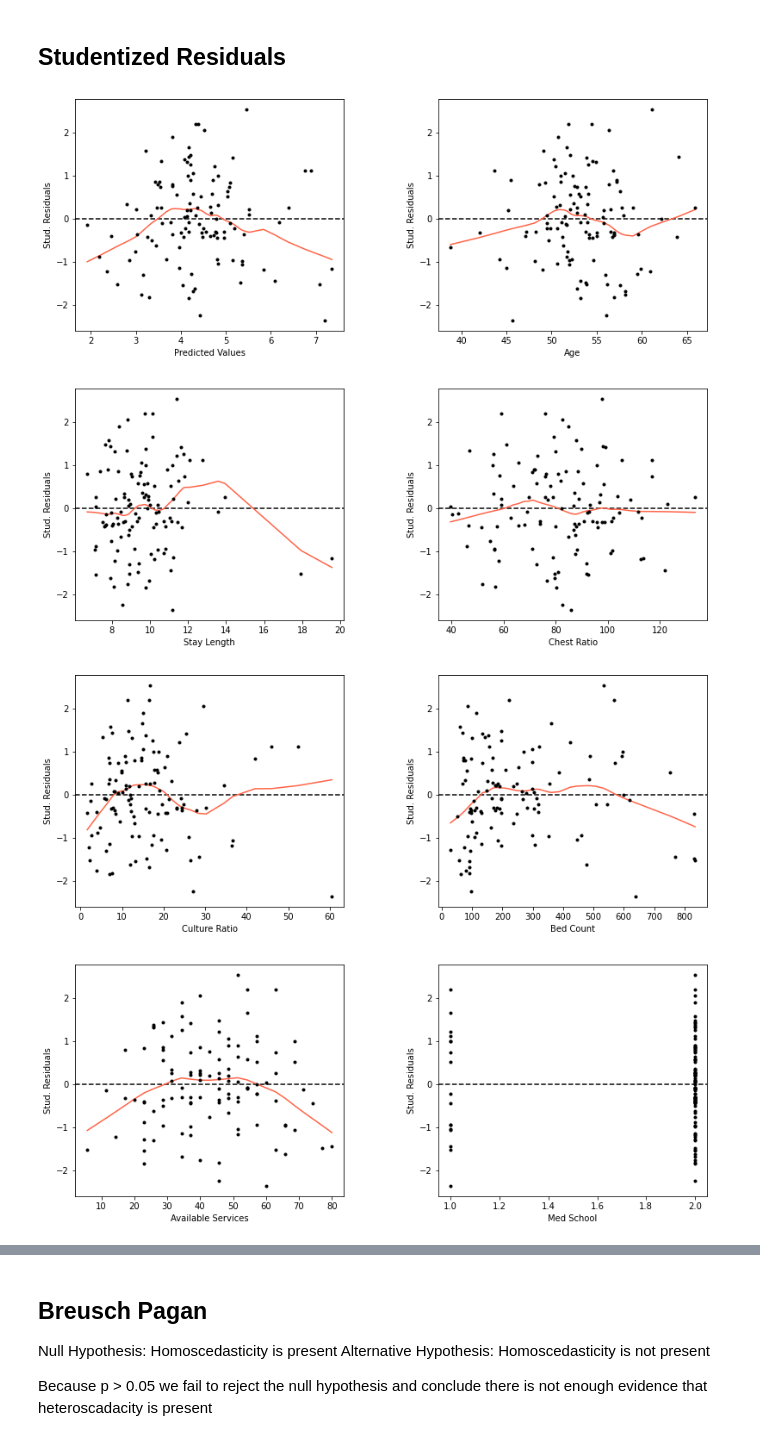
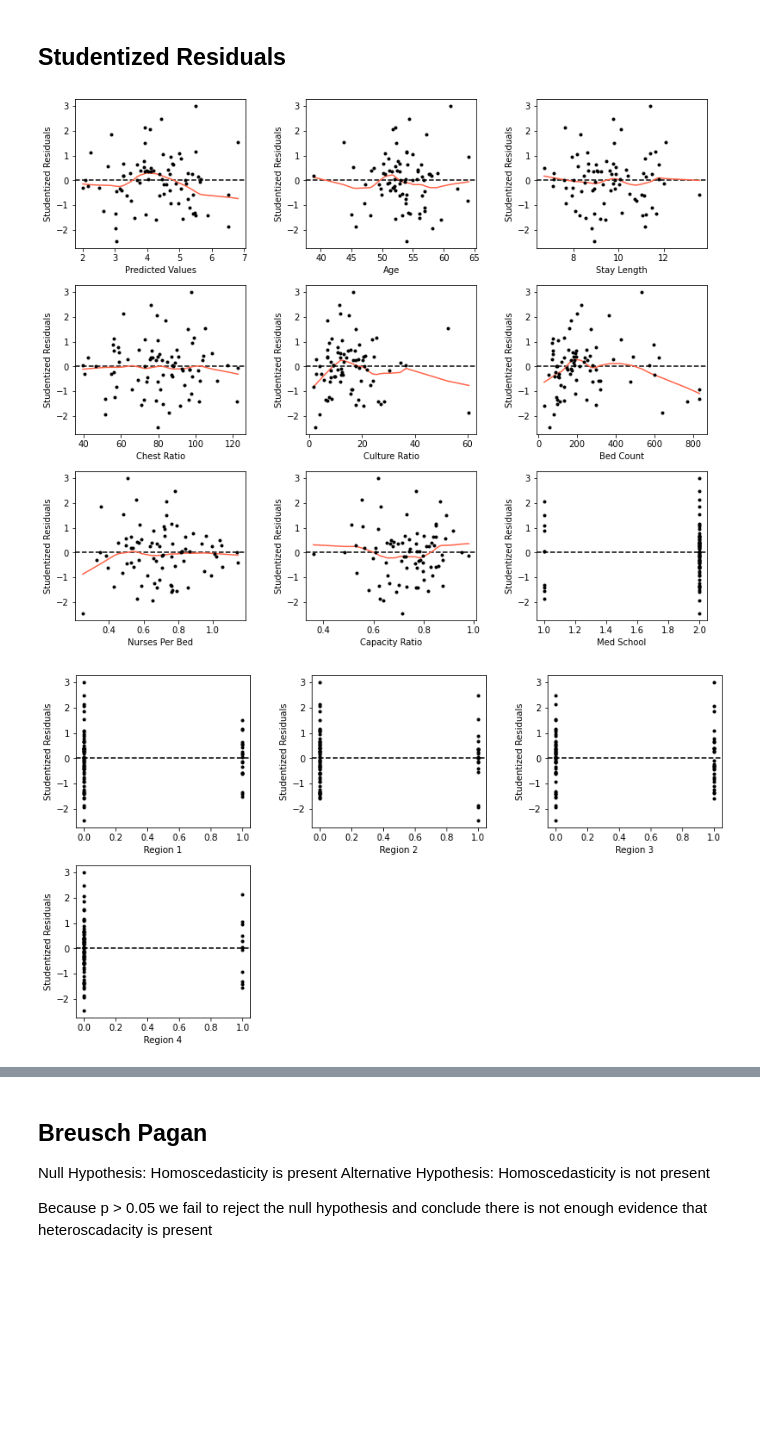
Before and after one commit to datagarret/linear_regression_project, a Jupyter notebook: SENIC Initial Regression.ipynb, the cells around one changed output, grey strips where cells are left out. Drawn from its saved outputs; the diff is of its cells as text; code cells hidden in the pictures; blank space fills up the shorter version.

```diff
--- a/SENIC Initial Regression.ipynb
+++ b/SENIC Initial Regression.ipynb
@@ -1,7 +1,9 @@
 # %%
 import pandas as pd
 import statsmodels.api as sm
+from patsy import dmatrices
 from statsmodels.nonparametric.smoothers_lowess import lowess as  sm_lowess
+from statsmodels.stats.outliers_influence import variance_inflation_factor
 from statsmodels.formula.api import ols
 import statsmodels.stats.api as sms
 from statsmodels.compat import lzip
@@ -10,7 +12,7 @@ from scipy import stats
 import warnings
 warnings.filterwarnings('ignore')
 
-senic_df = pd.read_csv('./senic_output.csv')
+senic_df = pd.read_csv('./senic_train.csv')
 
 senic_df.head()
 # %% [output]
@@ -178,34 +207,49 @@ plt.show()
 # %%
 plt.figure(figsize=(12, 10))
 
 
-plt.subplot(221)
-residual_plots(senic_df['yhat'], senic_df['studentized_resids'], 'Predicted Values', 'Stud. Residuals')
-plt.subplot(222)
-residual_plots(senic_df['age'], senic_df['studentized_resids'], 'Age', 'Stud. Residuals')
-plt.subplot(223)
-residual_plots(senic_df['stay_length'], senic_df['studentized_resids'], 'Stay Length', 'Stud. Residuals')
-plt.subplot(224)
-residual_plots(senic_df['chest_ratio'], senic_df['studentized_resids'], 'Chest Ratio', 'Stud. Residuals')
+resid_type = 'studentized_resids'
+resid_title = 'Studentized Residuals'
+
+plt.subplot(331)
+residual_plots(senic_df['yhat'], senic_df[resid_type], 'Predicted Values', resid_title)
+plt.subplot(332)
+residual_plots(senic_df['age'], senic_df[resid_type], 'Age', resid_title)
+plt.subplot(333)
+residual_plots(senic_df['stay_length'], senic_df[resid_type], 'Stay Length', resid_title)
+plt.subplot(334)
+residual_plots(senic_df['chest_ratio'], senic_df[resid_type], 'Chest Ratio', resid_title)
+plt.subplot(335)
+residual_plots(senic_df['culture_ratio'], senic_df[resid_type], 'Culture Ratio', resid_title)
+plt.subplot(336)
+residual_plots(senic_df['bed_count'], senic_df[resid_type], 'Bed Count', resid_title)
+plt.subplot(337)
+residual_plots(senic_df['nurses_per_bed'], senic_df[resid_type], 'Nurses Per Bed', resid_title)
+plt.subplot(338)
+residual_plots(senic_df['capacity_ratio'], senic_df[resid_type], 'Capacity Ratio', resid_title)
+plt.subplot(339)
+residual_plots(senic_df['med_school'], senic_df[resid_type], 'Med School', resid_title)
 
 plt.subplots_adjust(top=0.92, bottom=0.08, left=0.10, right=0.95, hspace=0.25,
                     wspace=0.35)
 plt.show()
 
 plt.figure(figsize=(12, 10))
 
-plt.subplot(221)
-residual_plots(senic_df['culture_ratio'], senic_df['studentized_resids'], 'Culture Ratio', 'Stud. Residuals')
-plt.subplot(222)
-residual_plots(senic_df['bed_count'], senic_df['studentized_resids'], 'Bed Count', 'Stud. Residuals')
-plt.subplot(223)
-residual_plots(senic_df['available_services'], senic_df['studentized_resids'], 'Available Services', 'Stud. Residuals')
-plt.subplot(224)
-residual_plots(senic_df['med_school'], senic_df['studentized_resids'], 'Med School', 'Stud. Residuals')
+plt.subplot(331)
+residual_plots(senic_df['region_1'], senic_df[resid_type], 'Region 1', resid_title)
+plt.subplot(332)
+residual_plots(senic_df['region_2'], senic_df[resid_type], 'Region 2', resid_title)
+plt.subplot(333)
+residual_plots(senic_df['region_3'], senic_df[resid_type], 'Region 3', resid_title)
+plt.subplot(334)
+residual_plots(senic_df['region_4'], senic_df[resid_type], 'Region 4', resid_title)
+
+
 
 plt.subplots_adjust(top=0.92, bottom=0.08, left=0.10, right=0.95, hspace=0.25,
                     wspace=0.35)
 plt.show()
 # %% [output]
-[figure, old version]
+[figure, new version]
-[figure, old version]
+[figure, new version]
```
Also changed, not shown: parts of 11 cells of this notebook, 3 other files.
